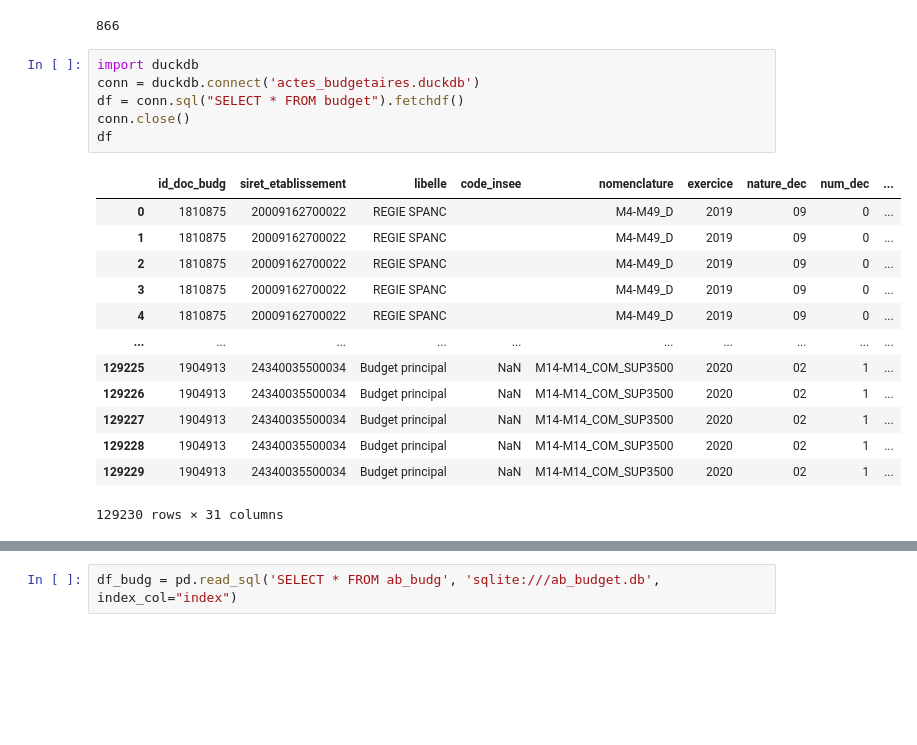
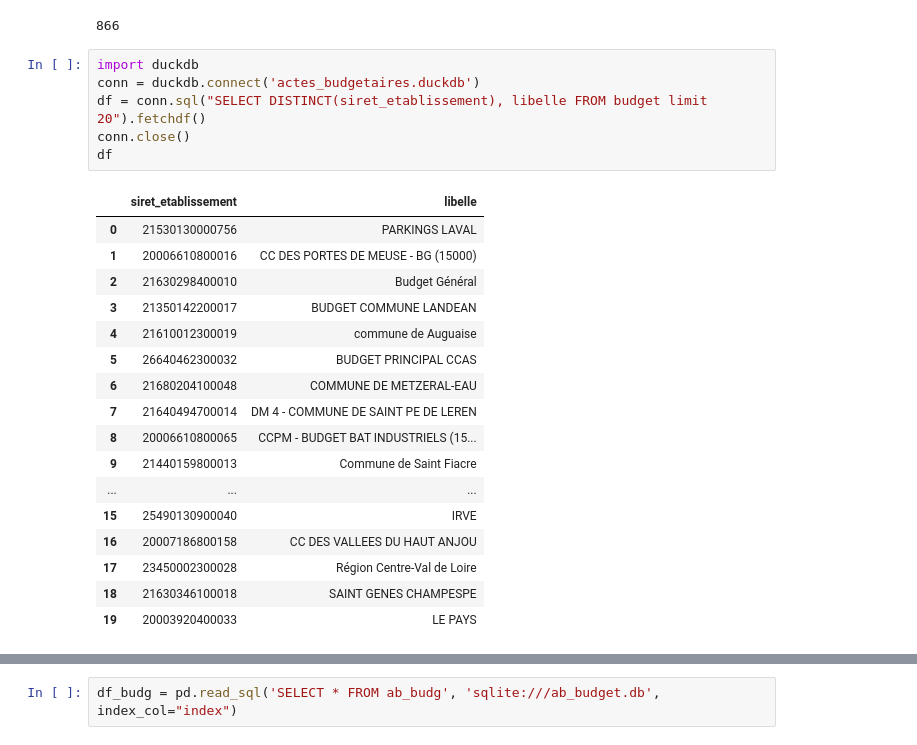
Before and after one commit to Naxxos/airflow-ab, a Jupyter notebook: exploration/process_data.ipynb, the cells around one changed output, grey strips where cells are left out. Saved outputs shown, nothing was run; the diff lists cells and outputs as text; blank space fills up the shorter version.

```diff
--- a/exploration/process_data.ipynb
+++ b/exploration/process_data.ipynb
@@ -250,23 +250,27 @@ conn.close()
 # %%
 import duckdb
 conn = duckdb.connect('actes_budgetaires.duckdb')
-df = conn.sql("SELECT * FROM budget").fetchdf()
+df = conn.sql("SELECT DISTINCT(siret_etablissement), libelle FROM budget limit 20").fetchdf()
 conn.close()
 df
 # %% [output]
-|  | id_doc_budg | siret_etablissement | libelle | code_insee | nomenclature | exercice | nature_dec | num_dec | ... |
-| 0 | 1810875 | 20009162700022 | REGIE SPANC |  | M4-M49_D | 2019 | 09 | 0 | ... |
-| 1 | 1810875 | 20009162700022 | REGIE SPANC |  | M4-M49_D | 2019 | 09 | 0 | ... |
-| 2 | 1810875 | 20009162700022 | REGIE SPANC |  | M4-M49_D | 2019 | 09 | 0 | ... |
-| 3 | 1810875 | 20009162700022 | REGIE SPANC |  | M4-M49_D | 2019 | 09 | 0 | ... |
-| 4 | 1810875 | 20009162700022 | REGIE SPANC |  | M4-M49_D | 2019 | 09 | 0 | ... |
-| ... | ... | ... | ... | ... | ... | ... | ... | ... | ... |
-| 129225 | 1904913 | 24340035500034 | Budget principal | NaN | M14-M14_COM_SUP3500 | 2020 | 02 | 1 | ... |
-| 129226 | 1904913 | 24340035500034 | Budget principal | NaN | M14-M14_COM_SUP3500 | 2020 | 02 | 1 | ... |
-| 129227 | 1904913 | 24340035500034 | Budget principal | NaN | M14-M14_COM_SUP3500 | 2020 | 02 | 1 | ... |
-| 129228 | 1904913 | 24340035500034 | Budget principal | NaN | M14-M14_COM_SUP3500 | 2020 | 02 | 1 | ... |
-| 129229 | 1904913 | 24340035500034 | Budget principal | NaN | M14-M14_COM_SUP3500 | 2020 | 02 | 1 | ... |
+|  | siret_etablissement | libelle |
+| 0 | 21530130000756 | PARKINGS LAVAL |
+| 1 | 20006610800016 | CC DES PORTES DE MEUSE - BG (15000) |
+| 2 | 21630298400010 | Budget Général |
+| 3 | 21350142200017 | BUDGET COMMUNE LANDEAN |
+| 4 | 21610012300019 | commune de Auguaise |
+| 5 | 26640462300032 | BUDGET PRINCIPAL CCAS |
+| 6 | 21680204100048 | COMMUNE DE METZERAL-EAU |
+| 7 | 21640494700014 | DM 4 - COMMUNE DE SAINT PE DE LEREN |
+| 8 | 20006610800065 | CCPM - BUDGET BAT INDUSTRIELS (15... |
+| 9 | 21440159800013 | Commune de Saint Fiacre |
+| ... | ... | ... |
+| 15 | 25490130900040 | IRVE |
+| 16 | 20007186800158 | CC DES VALLEES DU HAUT ANJOU |
+| 17 | 23450002300028 | Région Centre-Val de Loire |
+| 18 | 21630346100018 | SAINT GENES CHAMPESPE |
+| 19 | 20003920400033 | LE PAYS |
-129230 rows × 31 columns
 # %%
 import duckdb
 with duckdb.connect('actes_budgetaires.duckdb') as conn:
```
Also changed, not shown: parts of 3 cells of this notebook, 2 other files.
